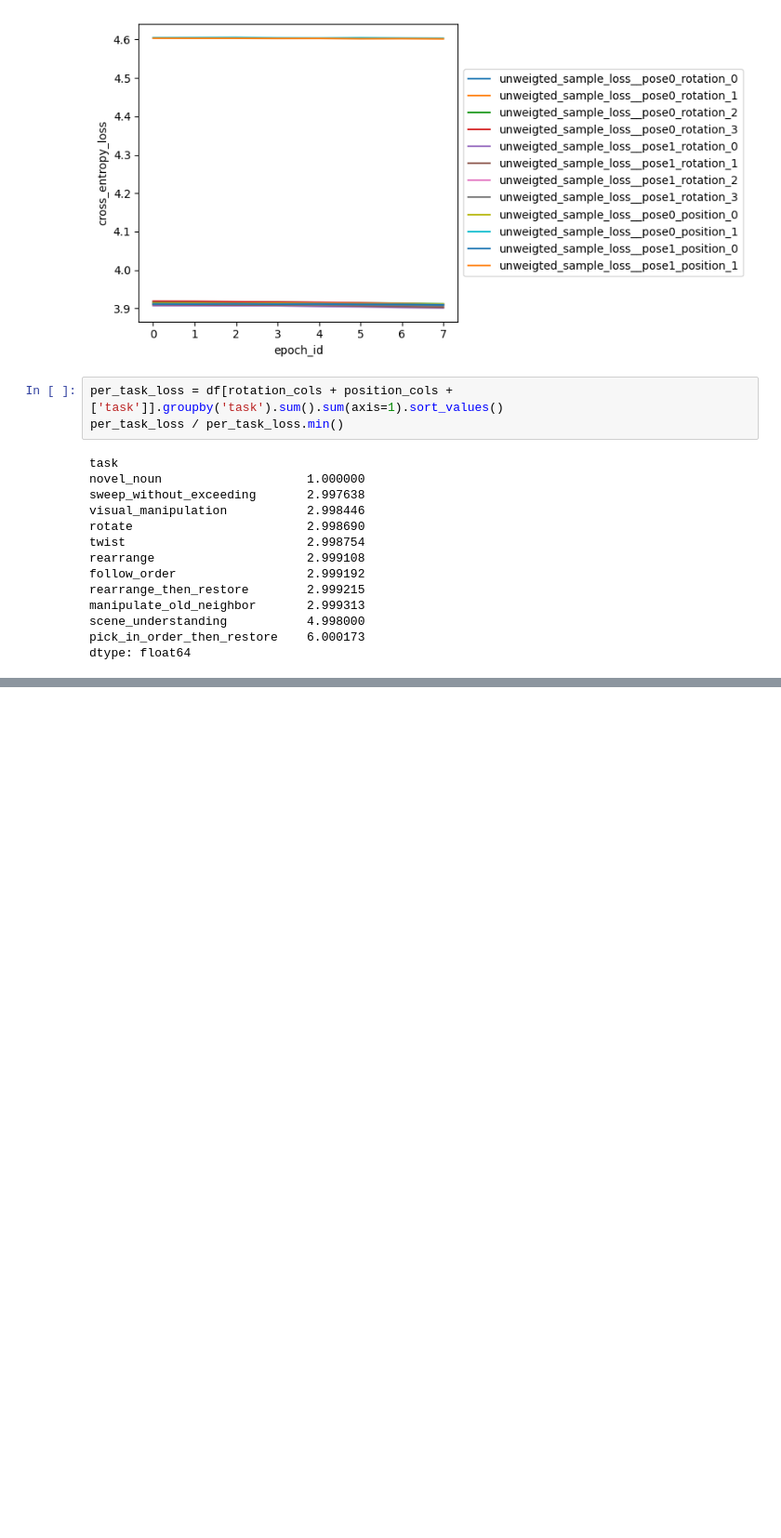
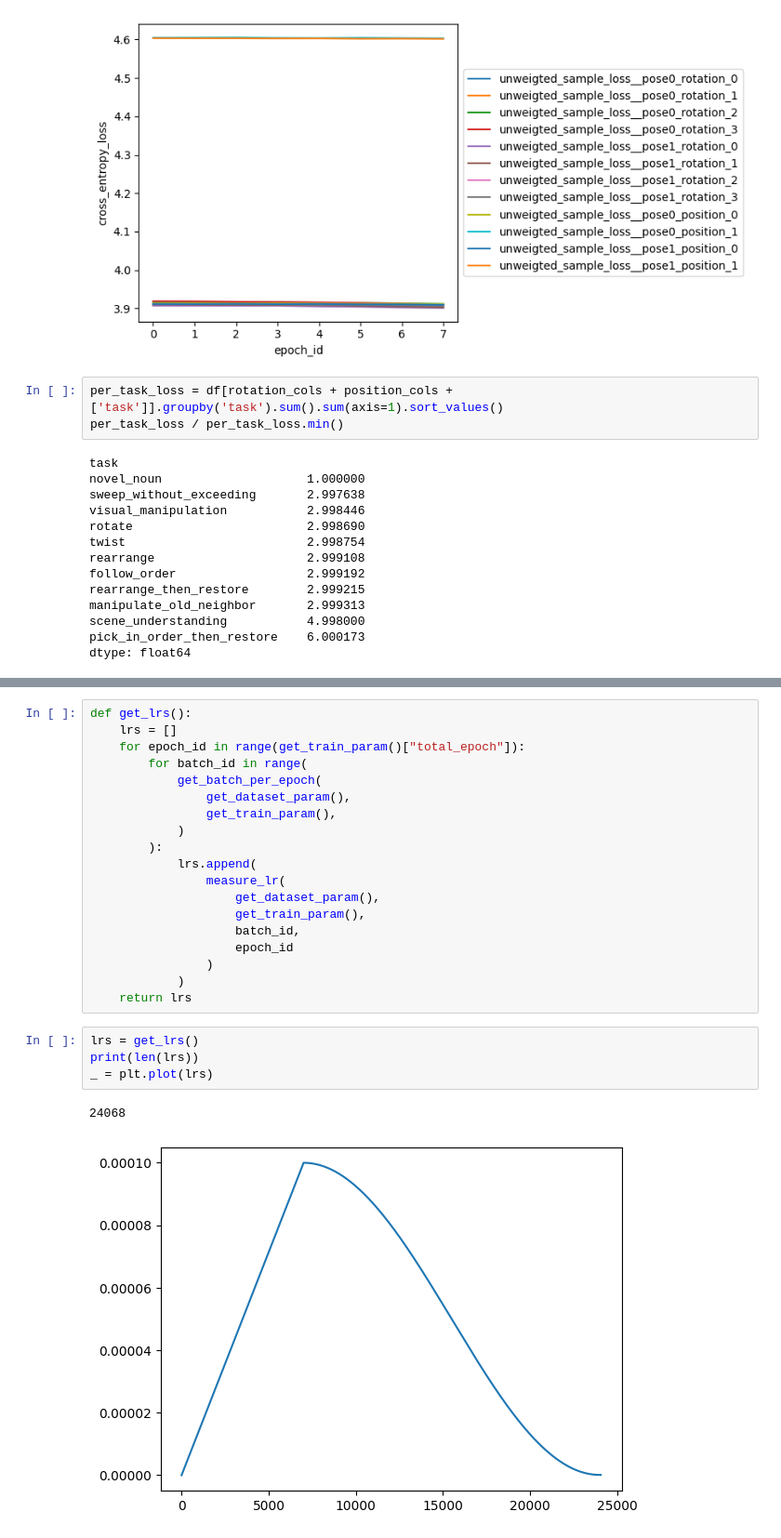
Before and after one commit to jiajingk/train_vima, a Jupyter notebook: visualize.ipynb, the cells around one changed output, grey strips where cells are left out. Shown at 93% size. Saved outputs shown, nothing was run; the diff lists cells and outputs as text; blank space fills up the shorter version.

```diff
--- a/visualize.ipynb
+++ b/visualize.ipynb
@@ -63,0 +189,26 @@ dtype: float64
+# %%
+def get_lrs():
+    lrs = []
+    for epoch_id in range(get_train_param()["total_epoch"]):
+        for batch_id in range(
+            get_batch_per_epoch(
+                get_dataset_param(),
+                get_train_param(),
+            )
+        ):
+            lrs.append(
+                measure_lr(
+                    get_dataset_param(),
+                    get_train_param(),
+                    batch_id,
+                    epoch_id
+                )
+            )
+    return lrs
+# %%
+lrs = get_lrs()
+print(len(lrs))
+_ = plt.plot(lrs)
+# %% [output]
+24068
+[figure, added]
```
Also changed, not shown: parts of 2 cells of this notebook, 17 other files.
